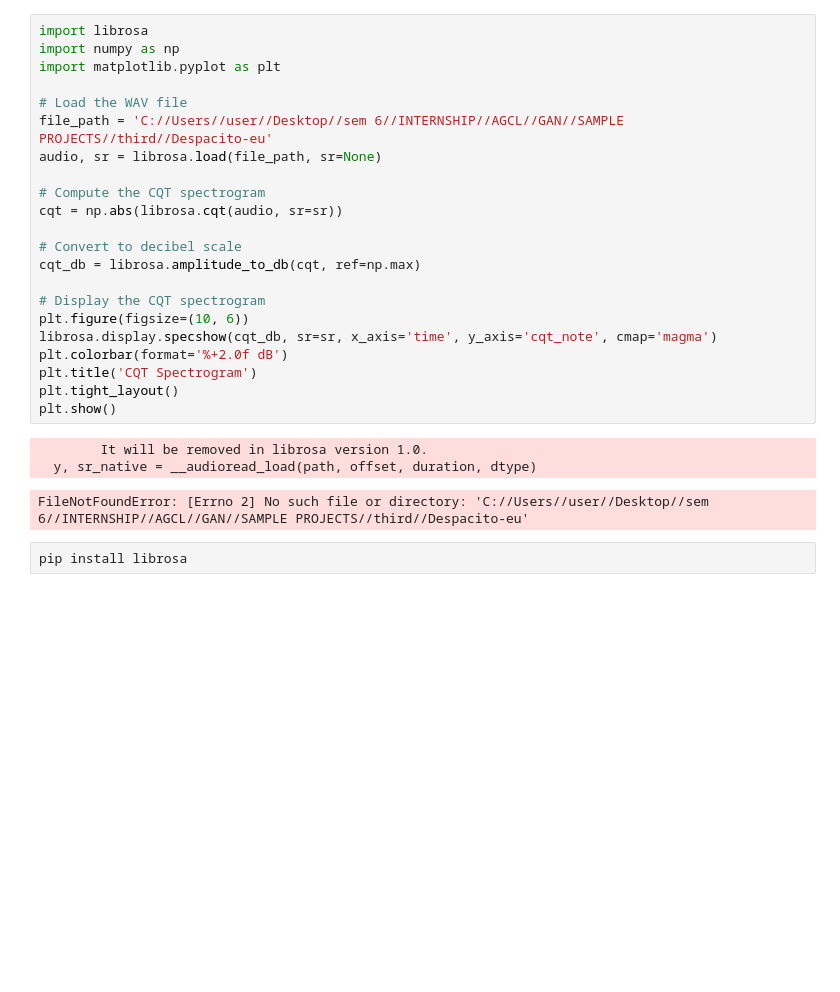
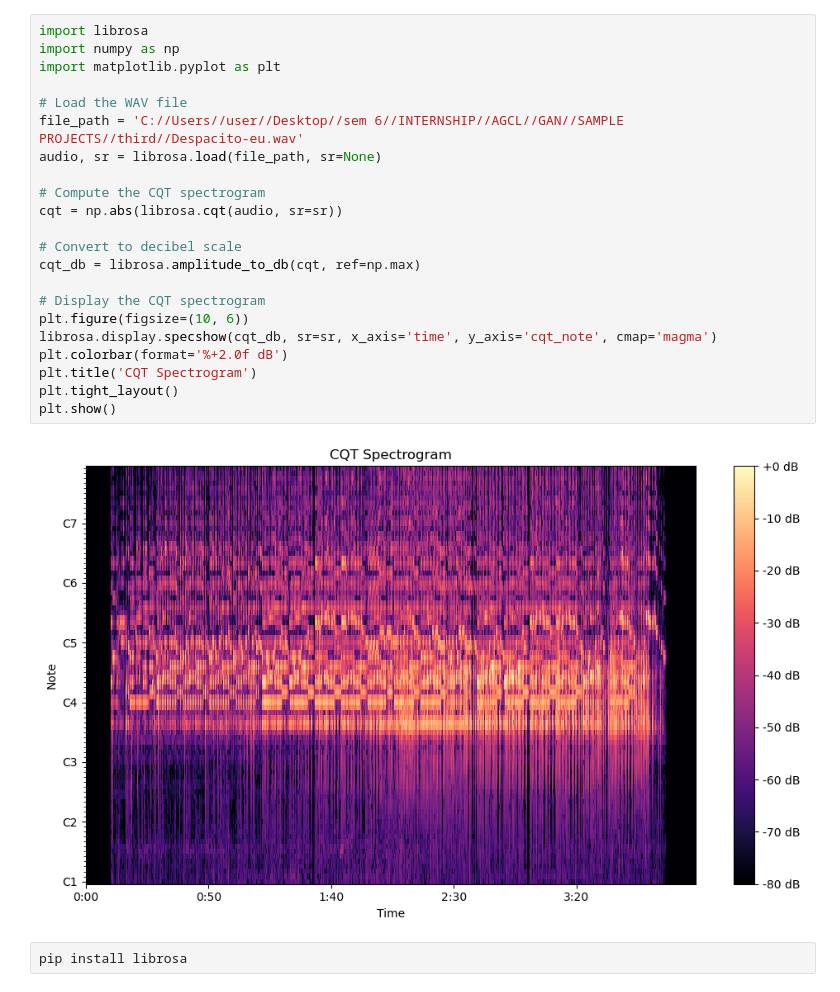
Before and after one commit to SuhanaJabin/GAN-projects, a Jupyter notebook: GAN/SAMPLE PROJECTS/third/sample.ipynb, the cells around one changed output. Saved outputs shown, nothing was run; the diff lists cells and outputs as text; blank space fills up the shorter version.

```diff
--- a/GAN/SAMPLE PROJECTS/third/sample.ipynb
+++ b/GAN/SAMPLE PROJECTS/third/sample.ipynb
@@ -1,29 +1,27 @@
 # %%
 import librosa
 import numpy as np
 import matplotlib.pyplot as plt
 
 # Load the WAV file
-file_path = 'C://Users//user//Desktop//sem 6//INTERNSHIP//AGCL//GAN//SAMPLE PROJECTS//third//Despacito-eu'
+file_path = 'C://Users//user//Desktop//sem 6//INTERNSHIP//AGCL//GAN//SAMPLE PROJECTS//third//Despacito-eu.wav'
 audio, sr = librosa.load(file_path, sr=None)
 
 # Compute the CQT spectrogram
 cqt = np.abs(librosa.cqt(audio, sr=sr))
 
 # Convert to decibel scale
 cqt_db = librosa.amplitude_to_db(cqt, ref=np.max)
 
 # Display the CQT spectrogram
 plt.figure(figsize=(10, 6))
 librosa.display.specshow(cqt_db, sr=sr, x_axis='time', y_axis='cqt_note', cmap='magma')
 plt.colorbar(format='%+2.0f dB')
 plt.title('CQT Spectrogram')
 plt.tight_layout()
 plt.show()
 # %% [output]
-        It will be removed in librosa version 1.0.
-  y, sr_native = __audioread_load(path, offset, duration, dtype)
-FileNotFoundError: [Errno 2] No such file or directory: 'C://Users//user//Desktop//sem 6//INTERNSHIP//AGCL//GAN//SAMPLE PROJECTS//third//Despacito-eu'
+[figure, added]
 # %%
 pip install librosa
 # %% [output]
```
Also changed, not shown: 4 other files.
